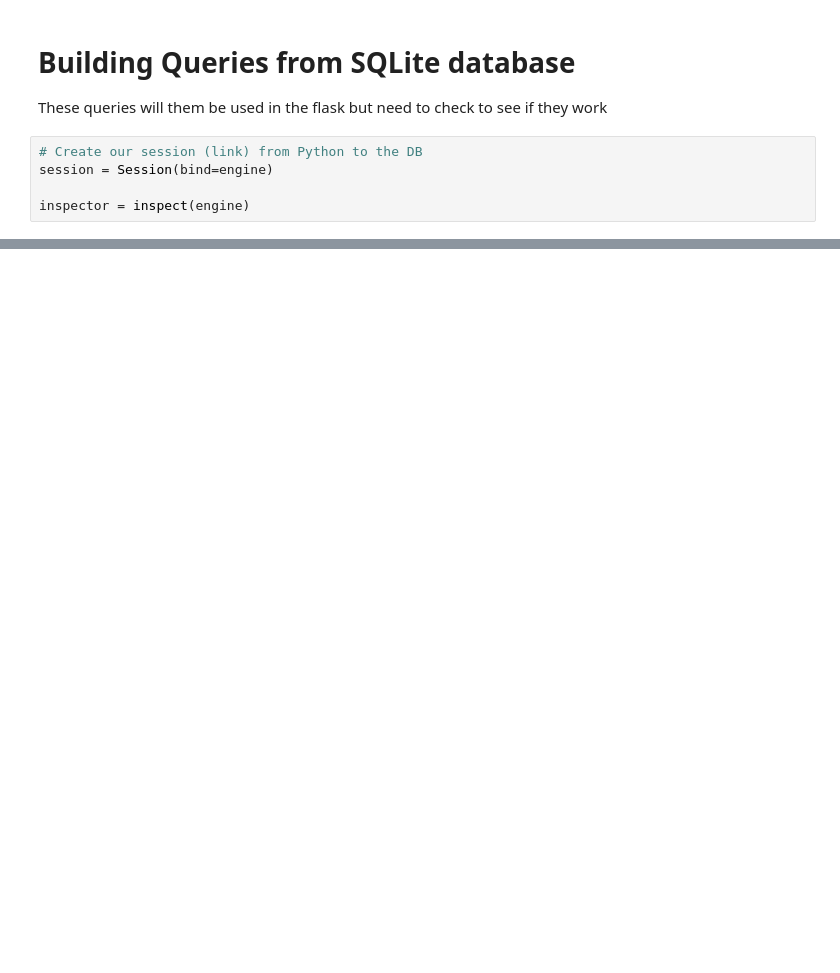
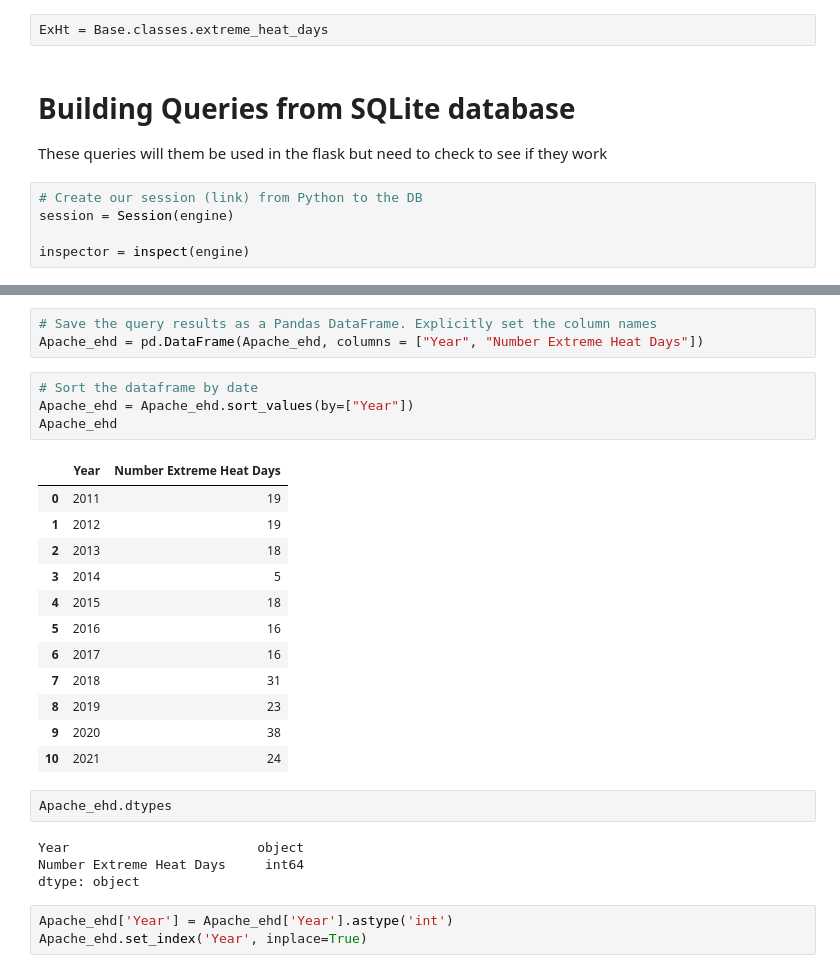
Before and after one commit to NoelleMtz/Project3_AZHeat, a Jupyter notebook: group_notebook.ipynb, the cells around one changed output, grey strips where cells are left out. Saved outputs shown, nothing was run; the diff lists cells and outputs as text; blank space fills up the shorter version.

```diff
--- a/group_notebook.ipynb
+++ b/group_notebook.ipynb
@@ -173,12 +166,14 @@ Base.prepare(autoload_with=engine)
 Base.classes.keys() #['ed_visit_35', 'extreme_heat_days']
 # %% [output]
 ['extreme_heat_days']
+# %%
+ExHt = Base.classes.extreme_heat_days
 # %% [markdown]
 # Building Queries from SQLite database
 These queries will them be used in the flask but need to check to see if they work
 # %%
 # Create our session (link) from Python to the DB
-session = Session(bind=engine)
+session = Session(engine)
 
 inspector = inspect(engine)
 # %%
@@ -215,0 +328,29 @@ ArgumentError: Column expression or FROM clause expected, got 0      2011
+# %%
+# Save the query results as a Pandas DataFrame. Explicitly set the column names
+Apache_ehd = pd.DataFrame(Apache_ehd, columns = ["Year", "Number Extreme Heat Days"])
+# %%
+# Sort the dataframe by date
+Apache_ehd = Apache_ehd.sort_values(by=["Year"])
+Apache_ehd
+# %% [output]
+|  | Year | Number Extreme Heat Days |
+| 0 | 2011 | 19 |
+| 1 | 2012 | 19 |
+| 2 | 2013 | 18 |
+| 3 | 2014 | 5 |
+| 4 | 2015 | 18 |
+| 5 | 2016 | 16 |
+| 6 | 2017 | 16 |
+| 7 | 2018 | 31 |
+| 8 | 2019 | 23 |
+| 9 | 2020 | 38 |
+| 10 | 2021 | 24 |
+# %%
+Apache_ehd.dtypes
+# %% [output]
+Year                        object
+Number Extreme Heat Days     int64
+dtype: object
+# %%
+Apache_ehd['Year'] = Apache_ehd['Year'].astype('int')
+Apache_ehd.set_index('Year', inplace=True)
```
Also changed, not shown: parts of 29 cells of this notebook, 3 other files.
